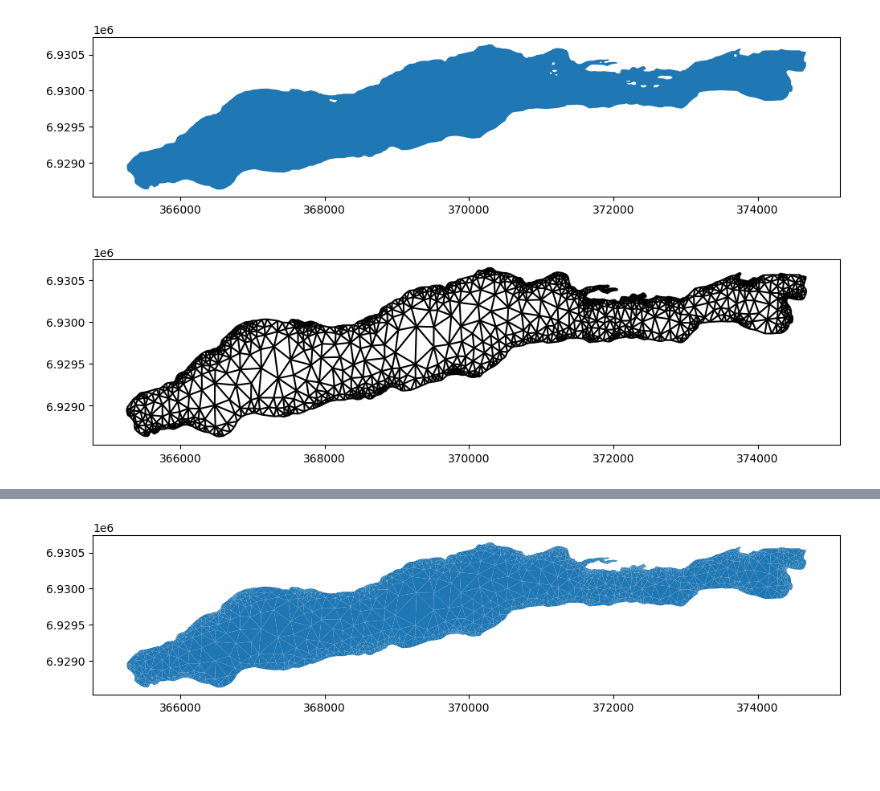
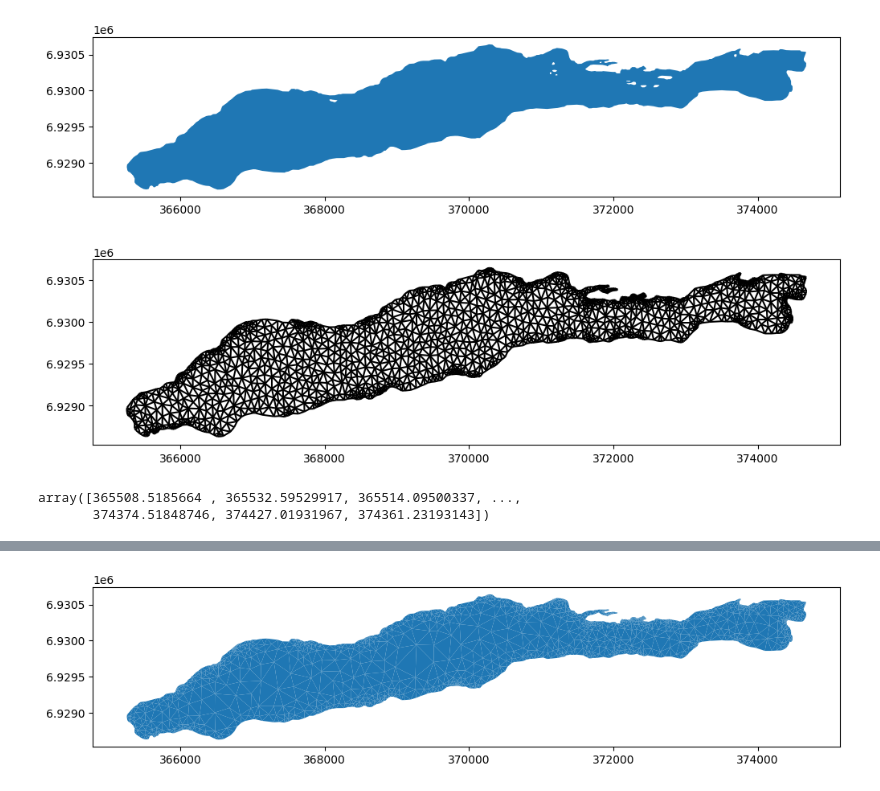
Before and after one commit to NTNUSmartWater/DigiH2O-Platform, a Jupyter notebook: process.ipynb, the cells around one changed output, grey strips where cells are left out. Cells and saved outputs as stored; diff of their text form; code cells hidden in the pictures; blank space fills up the shorter version.

```diff
--- a/process.ipynb
+++ b/process.ipynb
@@ -19,13 +19,13 @@ plt.show()
 # %%
 lake["geometry"] = lake.geometry.apply(lambda geo: gridFunctions.remove_holes(geo, 0))
 x, y = lake.geometry.iloc[0].exterior.xy
 x, y = np.array(x), np.array(y)
 polygon = GeometryList(x, y)
 mk = MeshKernel()
-mk.mesh2d_make_triangular_mesh_from_polygon(polygon)
+mk.mesh2d_make_triangular_mesh_from_polygon(polygon, scale_factor=10.5)
 mesh = mk.mesh2d_get()
 fig, ax = plt.subplots(figsize=(12, 3))
 mesh.plot_edges(ax, color="black")
 plt.show()
 # %% [output]
-[figure, old version]
+[figure, new version]
@@ -32,3 +34,8 @@ plt.show()
+# %%
+mesh.edge_x
+# %% [output]
+array([365508.5185664 , 365532.59529917, 365514.09500337, ...,
+       374374.51848746, 374427.01931967, 374361.23193143])
 # %%
 grid_uds = gridFunctions.netCDF_creator(lake, depth)
 # # Write to NetCDF
```
Also changed, not shown: parts of 1 cell of this notebook, 5 other files.
